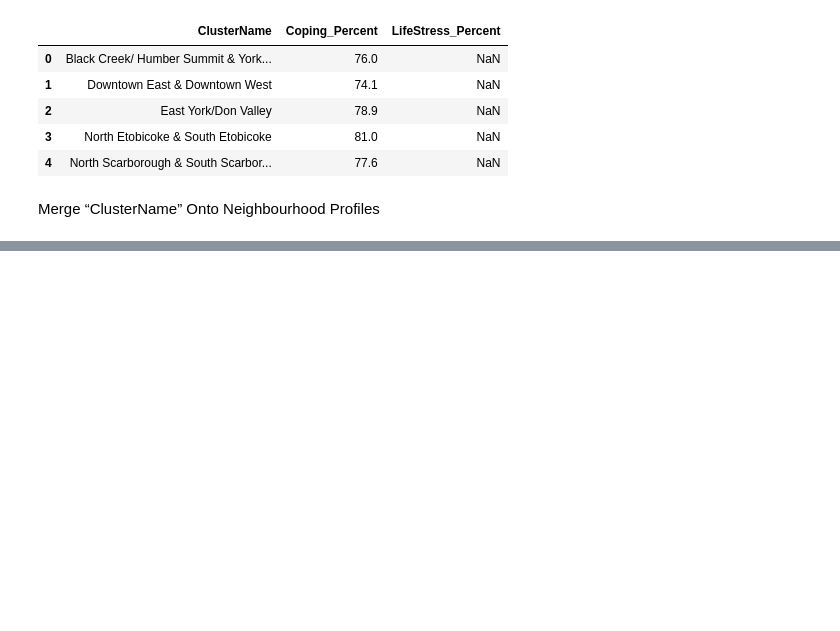
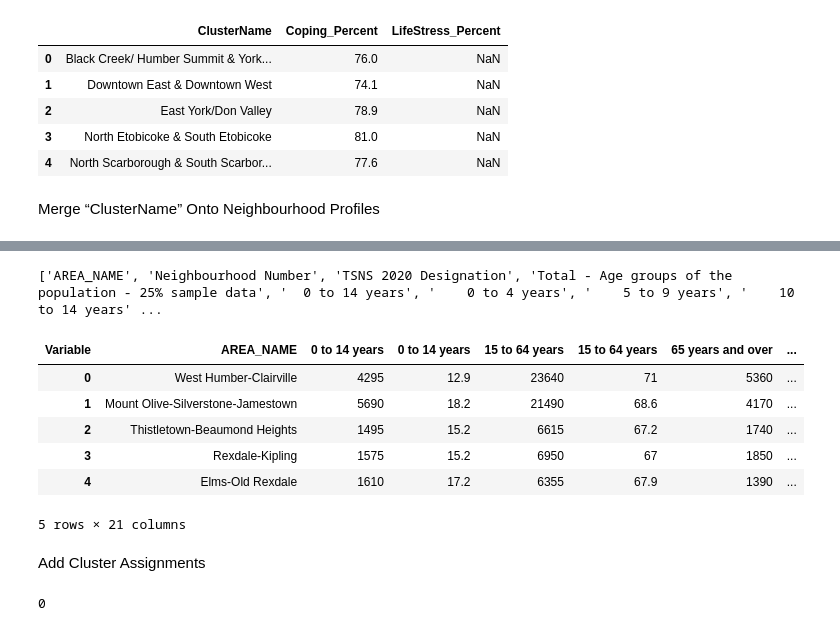
Before and after one commit to rxnu/Final-Project, a Jupyter notebook: notebooks/1-DataLoading_and_Preprocessing.ipynb, the cells around one changed output, grey strips where cells are left out. Cells and saved outputs as stored; diff of their text form; code cells hidden in the pictures; blank space fills up the shorter version.

Commit message:
EDA column handling

```diff
--- a/notebooks/1-DataLoading_and_Preprocessing.ipynb
+++ b/notebooks/1-DataLoading_and_Preprocessing.ipynb
@@ -732,14 +732,6 @@ Some clusters (e.g., high visible minority and low income) could be worth spatia
 
 __
 I explored key socio-demographic indicators across Toronto neighborhoods, revealing substantial variation in income, household composition, immigrant and visible minority concentrations, and low-income prevalence. Strong correlations exist between income, housing tenure, and visible minority/immigrant populations, suggesting these factors are important to consider when examining mental health and green space access at the cluster level.
-# %%
-BASE_DIR    = "/Users/renudinesh/Final Project"
-DATA_DIR    = os.path.join(BASE_DIR, "data")
-NEIGH_DIR   = os.path.join(DATA_DIR, "Neighbourhoods - 4326")
-SHAPEFILE   = os.path.join(NEIGH_DIR, "Neighbourhoods - 4326.shp")
-GREEN_CSV   = os.path.join(DATA_DIR, "Green Spaces.csv")
-MENTAL_XLS  = os.path.join(DATA_DIR, "Mental health and substance use download.xlsx")
-PROFILES_XLS= os.path.join(DATA_DIR, "neighbourhood-profiles-2021.xlsx")
 # %%
 # Green Spaces data
 import pandas as pd
@@ -870,0 +801,43 @@ profile_t = profile_t.rename(columns={'index': 'Neighbourhood'})
+# %%
+
+profile_df = pd.read_excel(PROFILES_XLS, sheet_name='hd2021_census_profile')
+profile_df = profile_df.rename(columns={'Neighbourhood Name': 'Variable'})
+
+# Set 'Variable' as index, transpose, reset index to get neighbourhood names as a column
+df_t = profile_df.set_index('Variable').transpose().reset_index()
+df_t = df_t.rename(columns={'index': 'AREA_NAME'})
+# %%
+print(df_t.columns.tolist())
+# The columns should include 'AREA_NAME' and all your feature names
+# %% [output]
+['AREA_NAME', 'Neighbourhood Number', 'TSNS 2020 Designation', 'Total - Age groups of the population - 25% sample data', '  0 to 14 years', '    0 to 4 years', '    5 to 9 years', '    10 to 14 years' ...
+# %%
+df_t.columns = df_t.columns.str.strip()
+# %%
+cols = [
+    'AREA_NAME',
+    '0 to 14 years',
+    '15 to 64 years',
+    '65 years and over',
+    'Median total income in 2020  among recipients ($)',
+    'Prevalence of low income based on the Low-income measure, after tax (LIM-AT) (%)',
+    'Owner',
+    'Renter',
+    'Average household size',
+    'Immigrants',
+    'Total visible minority population',
+    'Postsecondary certificate, diploma or degree'
+]
+features_df = df_t[cols].copy()
+# %%
+features_df.head()
+# %% [output]
+| Variable | AREA_NAME | 0 to 14 years | 0 to 14 years | 15 to 64 years | 15 to 64 years | 65 years and over | ... |
+| 0 | West Humber-Clairville | 4295 | 12.9 | 23640 | 71 | 5360 | ... |
+| 1 | Mount Olive-Silverstone-Jamestown | 5690 | 18.2 | 21490 | 68.6 | 4170 | ... |
+| 2 | Thistletown-Beaumond Heights | 1495 | 15.2 | 6615 | 67.2 | 1740 | ... |
+| 3 | Rexdale-Kipling | 1575 | 15.2 | 6950 | 67 | 1850 | ... |
+| 4 | Elms-Old Rexdale | 1610 | 17.2 | 6355 | 67.9 | 1390 | ... |
+5 rows × 21 columns
+# %% [markdown]
+Add Cluster Assignments
@@ -870,0 +846,5 @@ profile_t = profile_t.rename(columns={'index': 'Neighbourhood'})
+# %%
+print(features_df['ClusterName'].isnull().sum())
+#initially showed 7
+# %% [output]
+0
```
Also changed, not shown: parts of 16 cells of this notebook.
